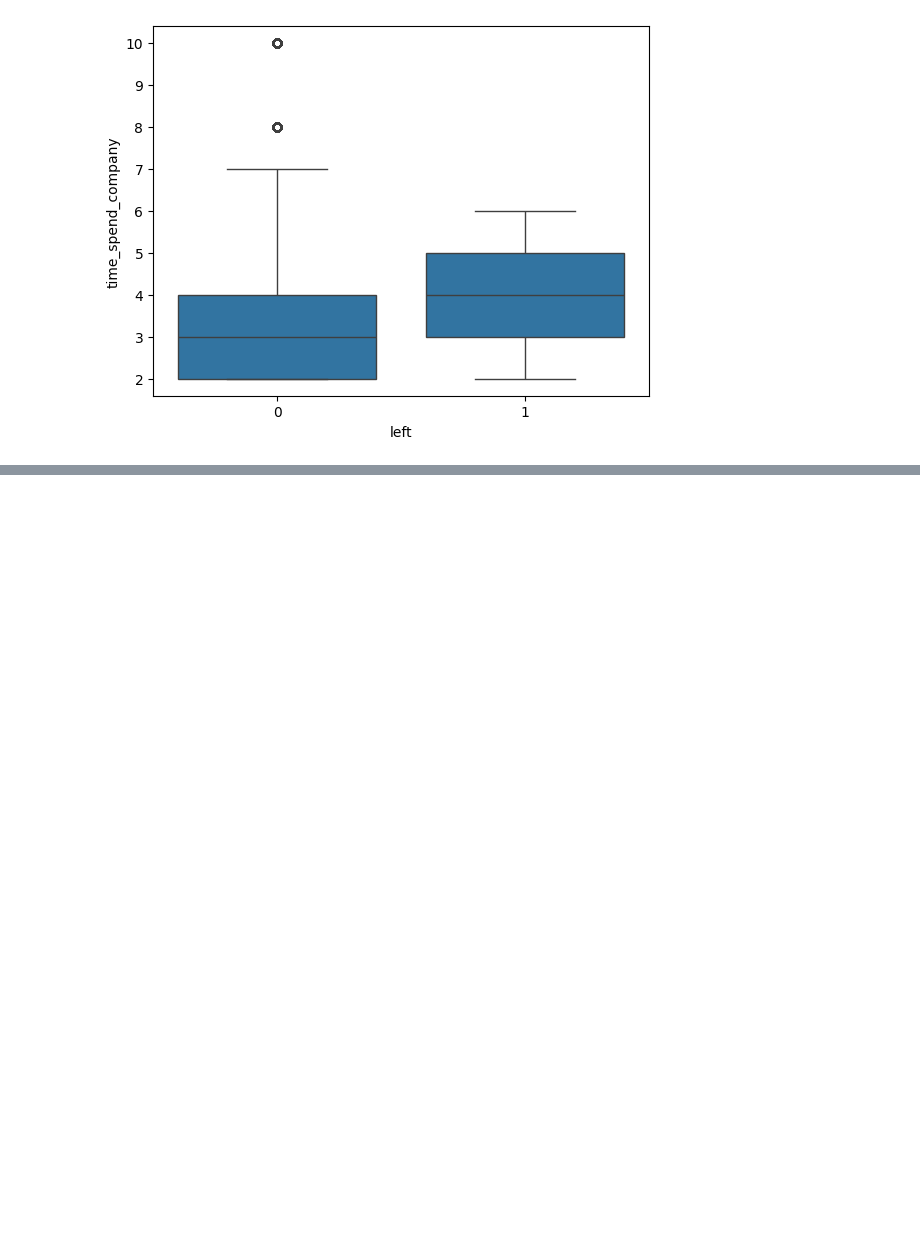
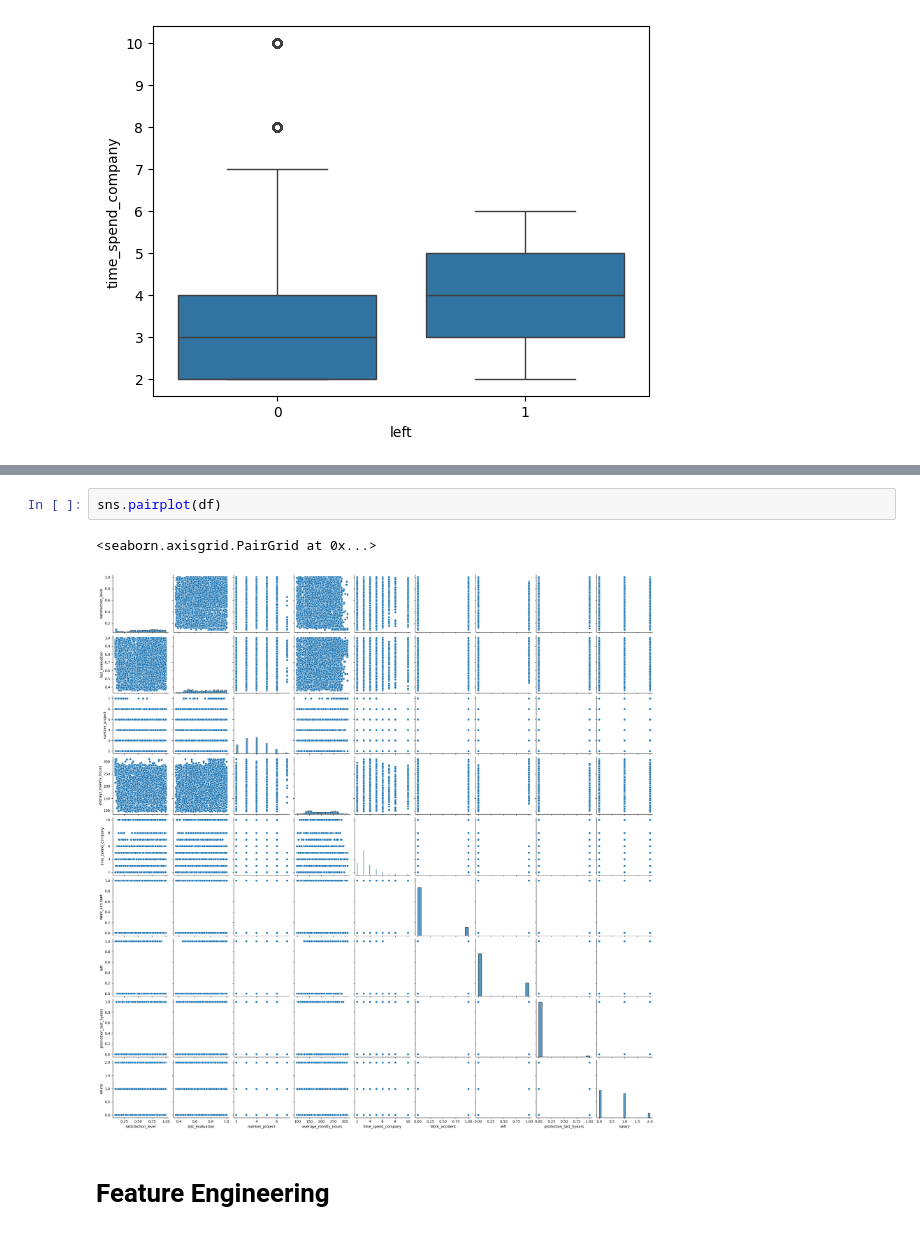
Before and after one commit to ictorv/EmployeeRetention, a Jupyter notebook: main.ipynb, the cells around one changed output, grey strips where cells are left out. Cells and saved outputs as stored; diff of their text form; blank space fills up the shorter version.

```diff
--- a/main.ipynb
+++ b/main.ipynb
@@ -208,0 +214,7 @@ ValueError: could not convert string to float: 'low'
+# %%
+sns.pairplot(df)
+# %% [output]
+<seaborn.axisgrid.PairGrid at 0x...>
+[figure, added]
+# %% [markdown]
+# Feature Engineering
```
Also changed, not shown: parts of 23 cells of this notebook.
